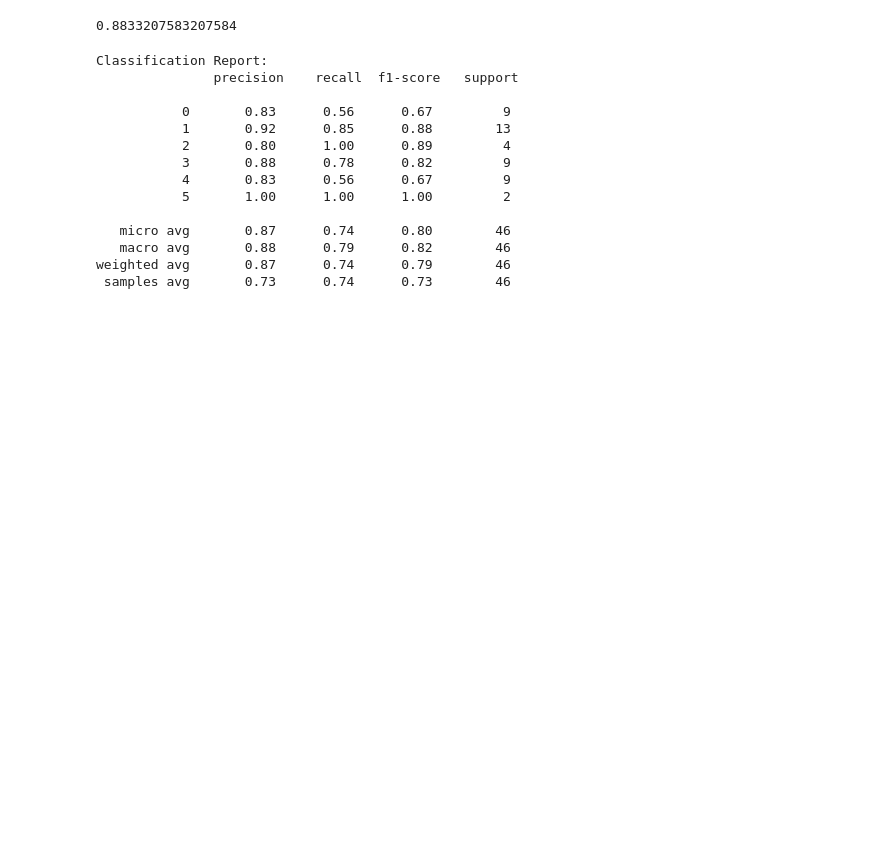
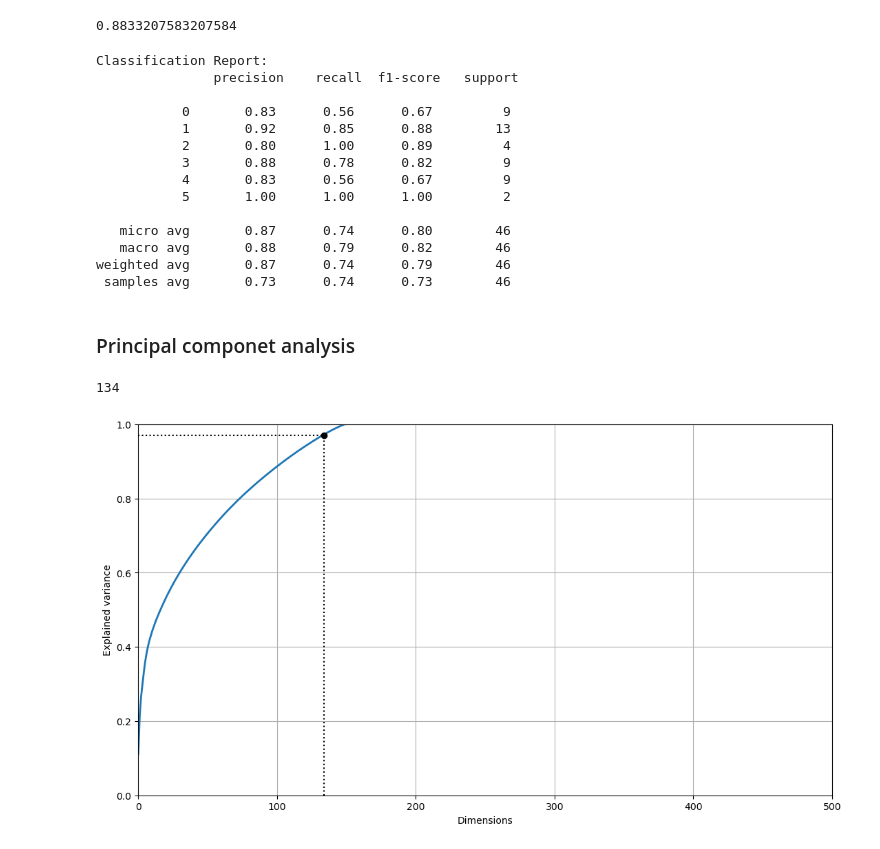
Before and after one commit to Danlof/Dimensionality_reduction, a Jupyter notebook: cancer.ipynb, the cells around one changed output. Saved outputs shown, nothing was run; the diff lists cells and outputs as text; code cells hidden in the pictures; blank space fills up the shorter version.

```diff
--- a/cancer.ipynb
+++ b/cancer.ipynb
@@ -227,0 +278,30 @@ weighted avg       0.87      0.74      0.79        46
+# %% [markdown]
+###  Principal componet analysis
+# %%
+# importing necessary libraries
+
+from sklearn.decomposition import PCA
+import matplotlib.pyplot as plt
+# finding the number of components needed
+
+pca = PCA()
+pca.fit(X_scaled)
+cumsum = np.cumsum(pca.explained_variance_ratio_)
+dims = np.argmax(cumsum>=0.97)+1
+dims
+# %% [output]
+134
+# %%
+plt.figure(figsize=(13,7))
+plt.plot(cumsum,linewidth=2)
+plt.axis([0,500,0,1])
+plt.xlabel('Dimensions')
+plt.ylabel('Explained variance')
+plt.plot([dims,dims],[0,0.97],'k:')
+plt.plot([0,dims],[0.97,0.97],'k:')
+plt.plot(dims,0.97,'ko')
+plt.grid(True)
+plt.savefig('explained variance ratio plot', dpi=300)
+plt.show()
+# %% [output]
+[figure, added]
```
Also changed, not shown: parts of 3 cells of this notebook.
